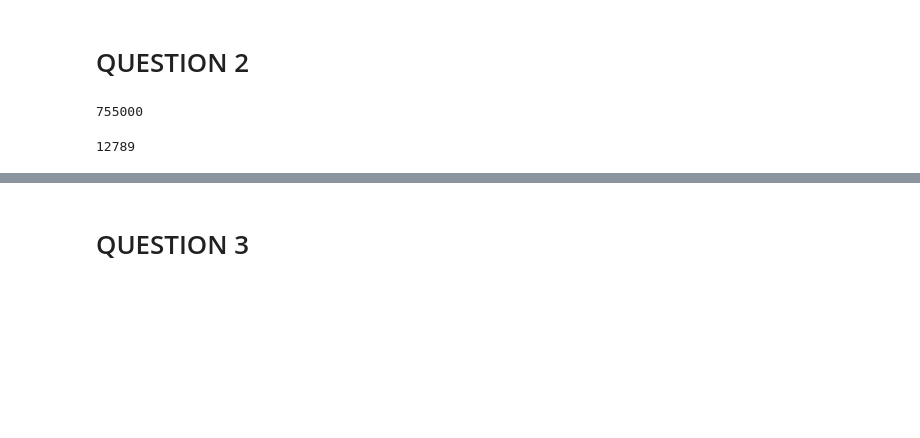
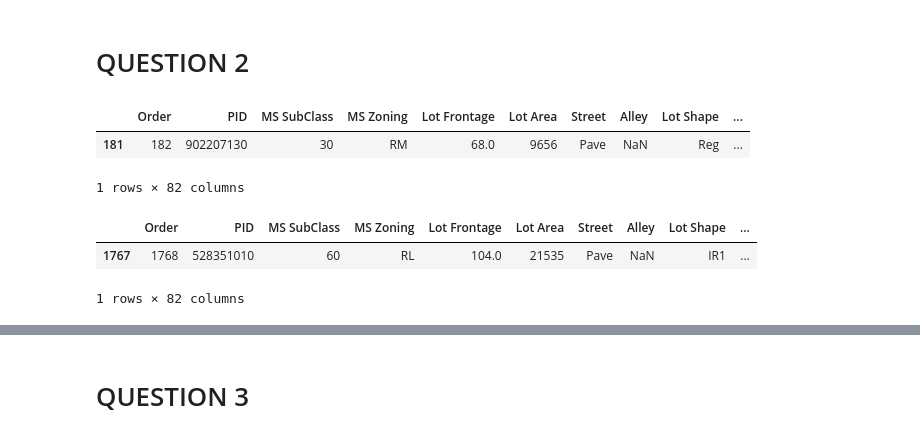
Before and after one commit to blcervone/GC_Ames_Housing_Basic_Pandas_Lab, a Jupyter notebook: Ames Housing Pandas Lab.ipynb, the cells around one changed output, grey strips where cells are left out. Cells and saved outputs as stored; diff of their text form; code cells hidden in the pictures; blank space fills up the shorter version.

```diff
--- a/Ames Housing Pandas Lab.ipynb
+++ b/Ames Housing Pandas Lab.ipynb
@@ -17,10 +17,16 @@ housing_df.head()
 # %% [markdown]
 # QUESTION 2
 # %%
-housing_df['SalePrice'].max()
+housing_df_sorted = housing_df.sort_values(by='SalePrice', ascending = True)
+display(housing_df_sorted.head(1))
 # %% [output]
+|  | Order | PID | MS SubClass | MS Zoning | Lot Frontage | Lot Area | Street | Alley | Lot Shape | ... |
+| 181 | 182 | 902207130 | 30 | RM | 68.0 | 9656 | Pave | NaN | Reg | ... |
-755000
+1 rows × 82 columns
 # %%
-housing_df['SalePrice'].min()
+housing_df_sorted = housing_df.sort_values(by='SalePrice', ascending = False)
+display(housing_df_sorted.head(1))
 # %% [output]
+|  | Order | PID | MS SubClass | MS Zoning | Lot Frontage | Lot Area | Street | Alley | Lot Shape | ... |
+| 1767 | 1768 | 528351010 | 60 | RL | 104.0 | 21535 | Pave | NaN | IR1 | ... |
-12789
+1 rows × 82 columns
```
Also changed, not shown: parts of 13 cells of this notebook.
